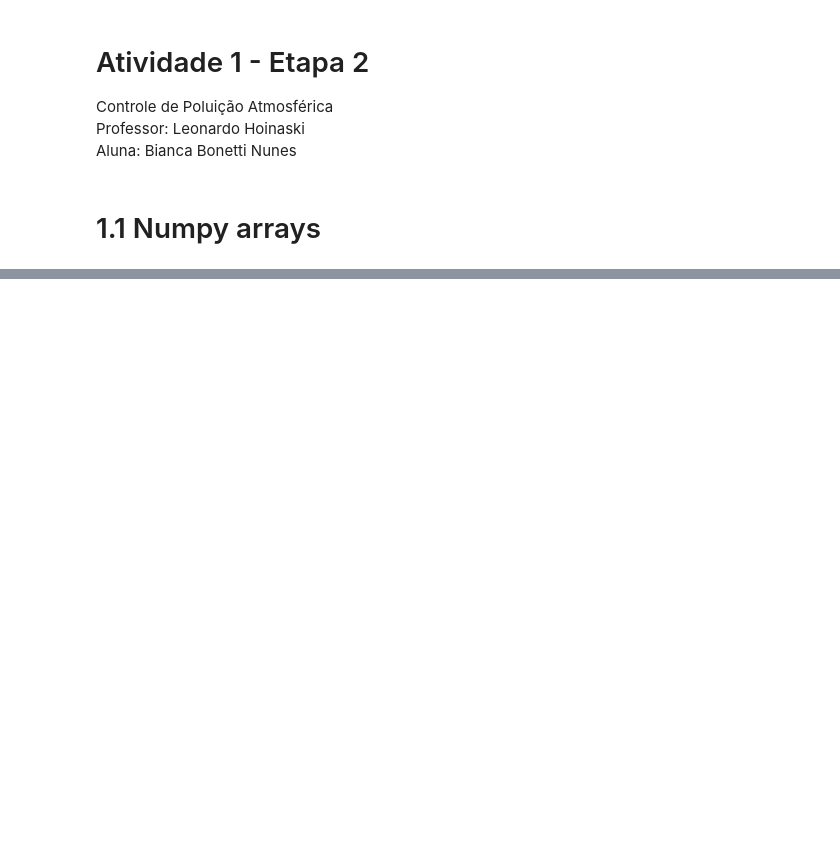
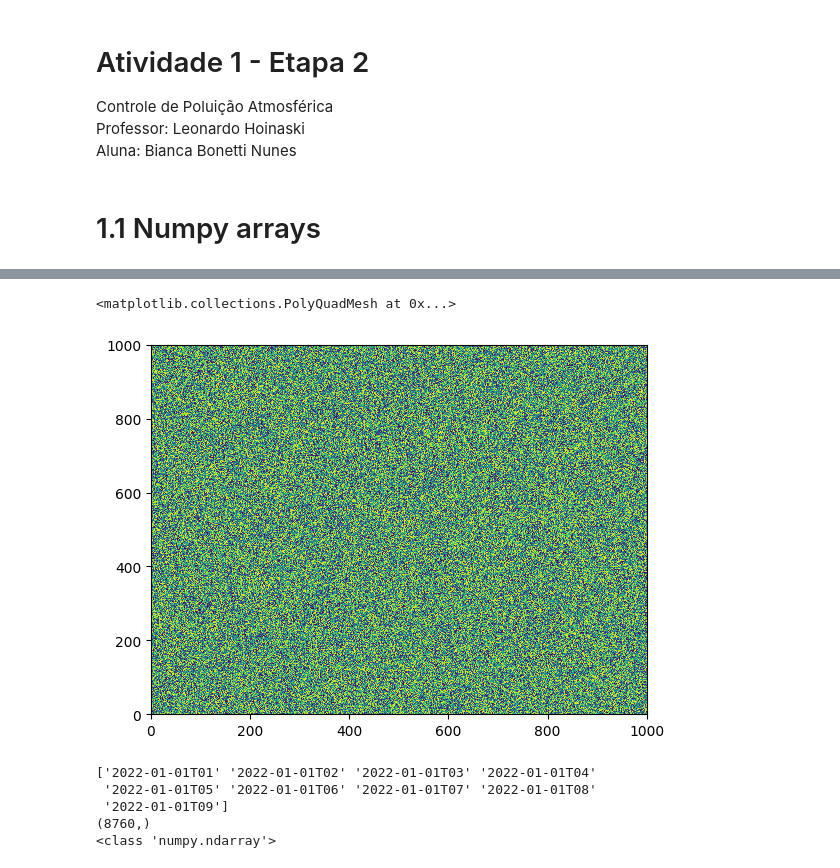
Before and after one commit to Bianca-bonetti/controledepoluicaoatm, a Jupyter notebook: Atividade1_Etapa2.ipynb, the cells around one changed output, grey strips where cells are left out. Cells and saved outputs as stored; diff of their text form; code cells hidden in the pictures; blank space fills up the shorter version.

```diff
--- a/Atividade1_Etapa2.ipynb
+++ b/Atividade1_Etapa2.ipynb
@@ -56,0 +64,4 @@ ModuleNotFoundError: No module named 'matplotlib'
+# %%
+# Criando um dado 2D
+data3d = np.sin(np.random.rand(1000,1000))
+print(data3d)
@@ -56,0 +76,19 @@ ModuleNotFoundError: No module named 'matplotlib'
+# %%
+# Plotando um dado 3D
+fig2, ax2 = plt.subplots()
+ax2.pcolor(data3d)
+# %% [output]
+<matplotlib.collections.PolyQuadMesh at 0x...>
+[figure, added]
+# %%
+# Criando vertor temporal
+dtime = np.arange(np.datetime64("2022-01-01"), np.datetime64("2023-01-01"), np.timedelta64(1, "h"))#lista de horas entre as datas
+print(dtime[1:10])
+print(dtime.shape)
+print(type(dtime))
+# %% [output]
+['2022-01-01T01' '2022-01-01T02' '2022-01-01T03' '2022-01-01T04'
+ '2022-01-01T05' '2022-01-01T06' '2022-01-01T07' '2022-01-01T08'
+ '2022-01-01T09']
+(8760,)
+<class 'numpy.ndarray'>
```
Also changed, not shown: parts of 23 cells of this notebook, 13 other files.
